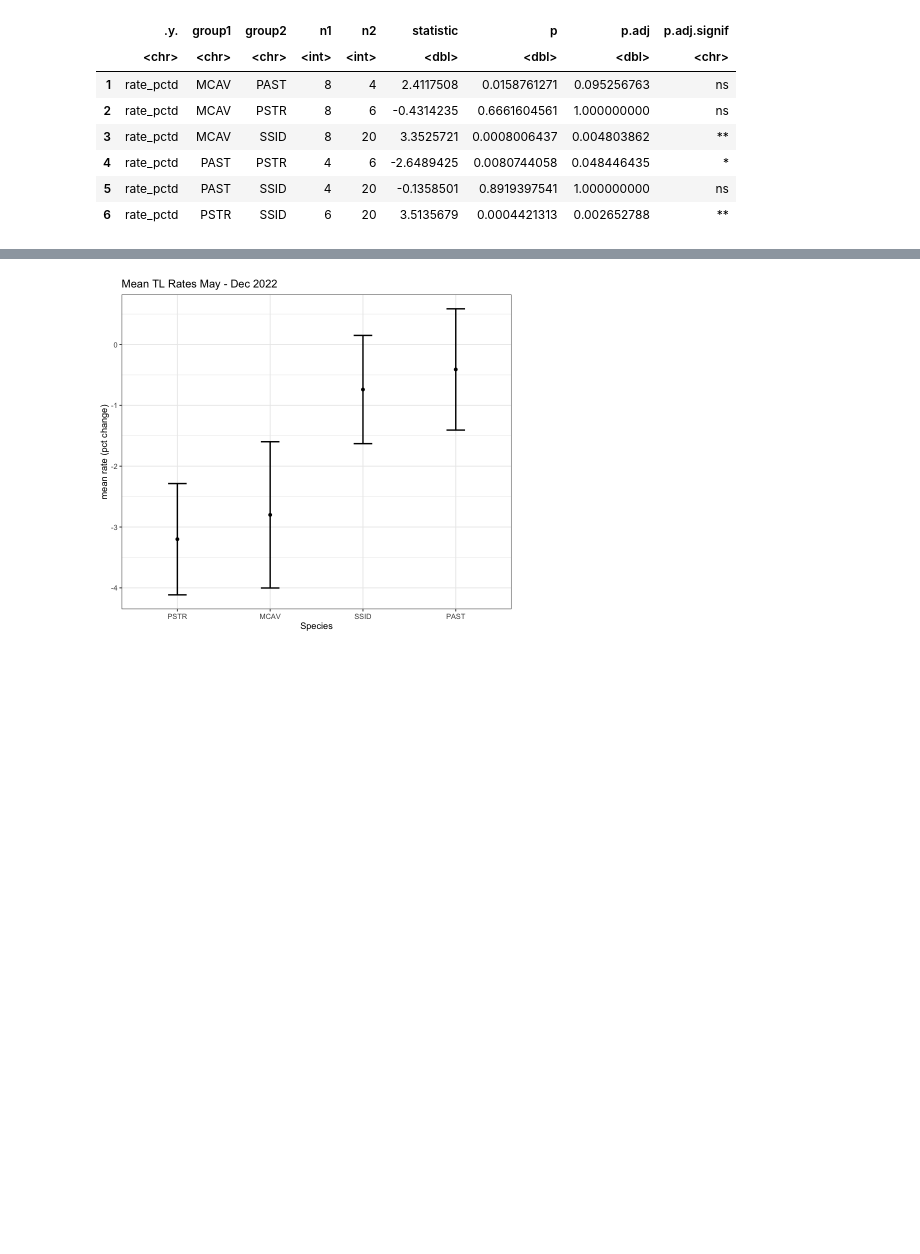
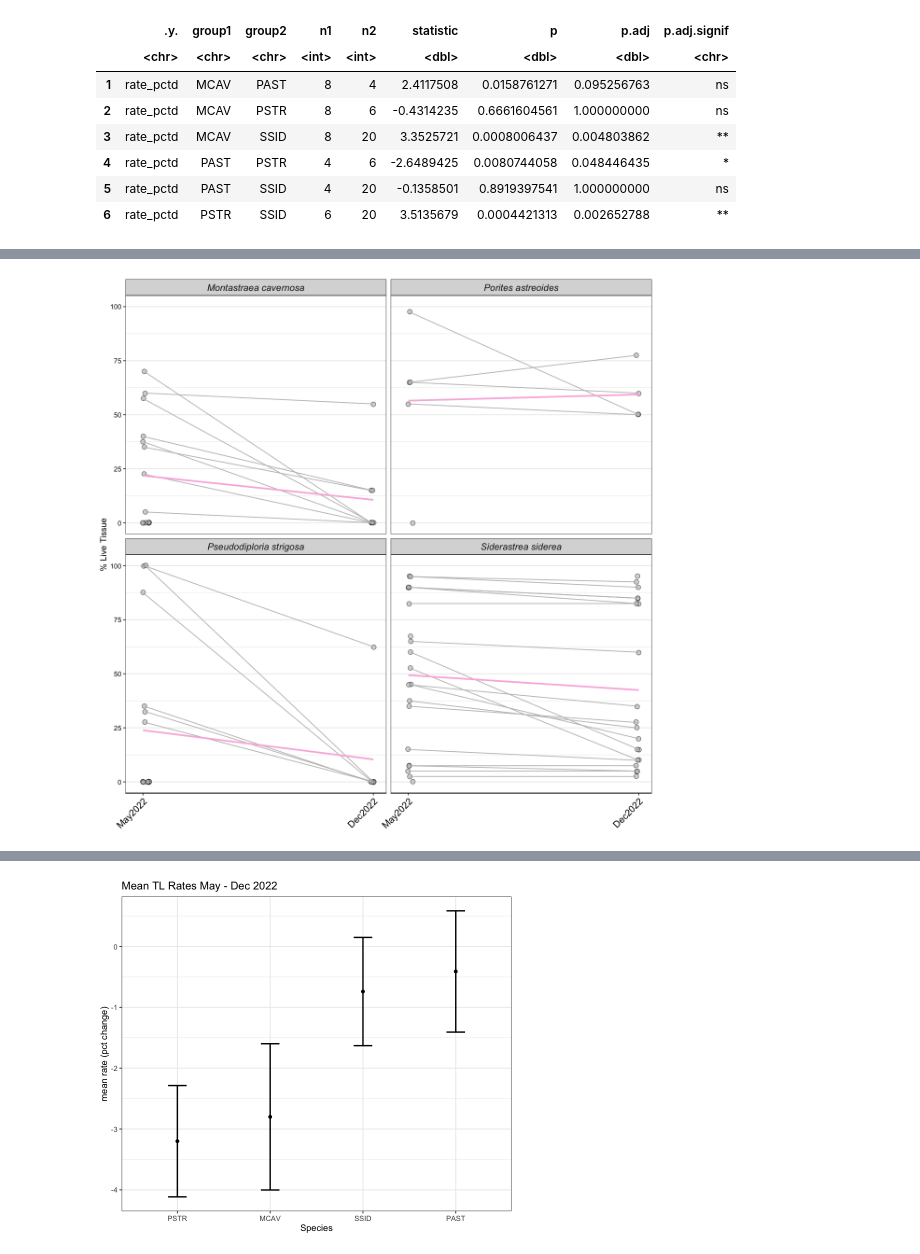
Before and after one commit to brookewicz/Code_notebook, a Jupyter notebook: sctld_tl/tl.ipynb, the cells around one changed output, grey strips where cells are left out. Saved outputs shown, nothing was run; the diff lists cells and outputs as text; code cells hidden in the pictures; blank space fills up the shorter version.

```diff
--- a/sctld_tl/tl.ipynb
+++ b/sctld_tl/tl.ipynb
@@ -497,0 +525,27 @@ ggplot(rates_plot%>%filter(metric=="pctd"),aes(x = my, y = mean))+
+# %%
+# copied Tristin's code
+options(repr.plot.height = 10, repr.plot.width = 10)
+custom_labels <- c(
+  "MCAV" = "Montastraea cavernosa",
+  "PAST" = "Porites astreoides",
+  "PSTR" = "Pseudodiploria strigosa",
+  "SSID" = "Siderastrea siderea")
+tl_plot<-ggplot(tl_stats %>% filter(Species != "MMEA"), aes(x = fulldate, y = tissue, group = colony_id)) +
+  geom_jitter(aes(fill=factor(colony_id)),shape=21, alpha = 0.6, size=2.5, fill = "grey", height = 0.2) +
+  geom_path( color = "grey") +
+  facet_wrap(~Species, labeller = labeller(Species = custom_labels))+
+  geom_line(data = means%>%filter(Species != "MMEA"), aes(x = fulldate, y = mean_tissue, group = 1), color = "#fab6df", linewidth = 1)+
+  labs(x = "Date",
+       y = "% Live Tissue") +
+  theme_bw() +
+  scale_x_date(limits = c(as.Date('2022-05-15'), as.Date('2022-12-05')),breaks = unique(means$fulldate), date_labels = '%b%Y') +
+  theme(panel.background = element_blank(), axis.line.x = element_line(colour = "black"),
+        panel.grid.major.x = element_blank(), panel.grid.minor.x = element_blank(),
+        # panel.grid = element_blank(),
+        strip.text = element_text(size = 12, face = "italic"),
+        axis.text.x = element_text(colour = "black", angle = 45, hjust = 1, size = 12),
+        axis.text = element_text(colour = "black"),
+        axis.title.x = element_blank())
+tl_plot
+# %% [output]
+[figure, new version]
```
Also changed, not shown: parts of 24 cells of this notebook, 1 other file.
